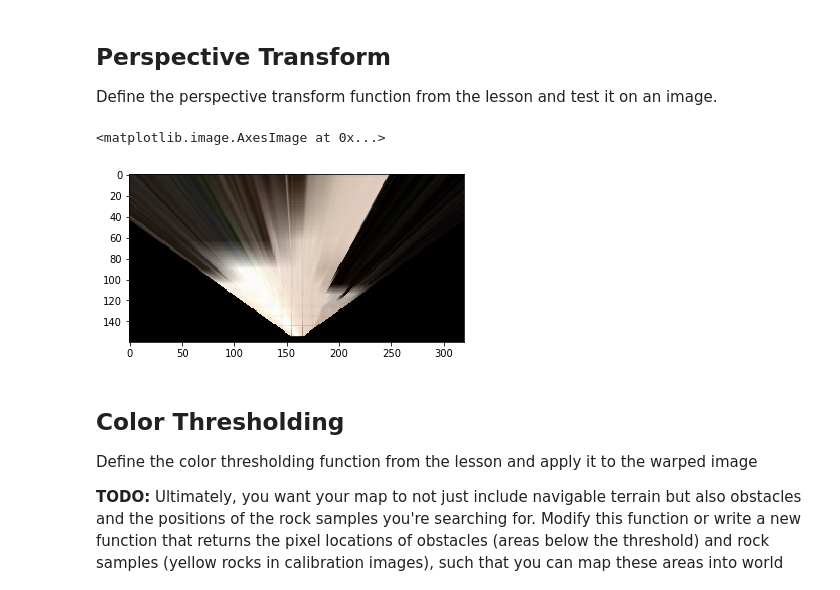
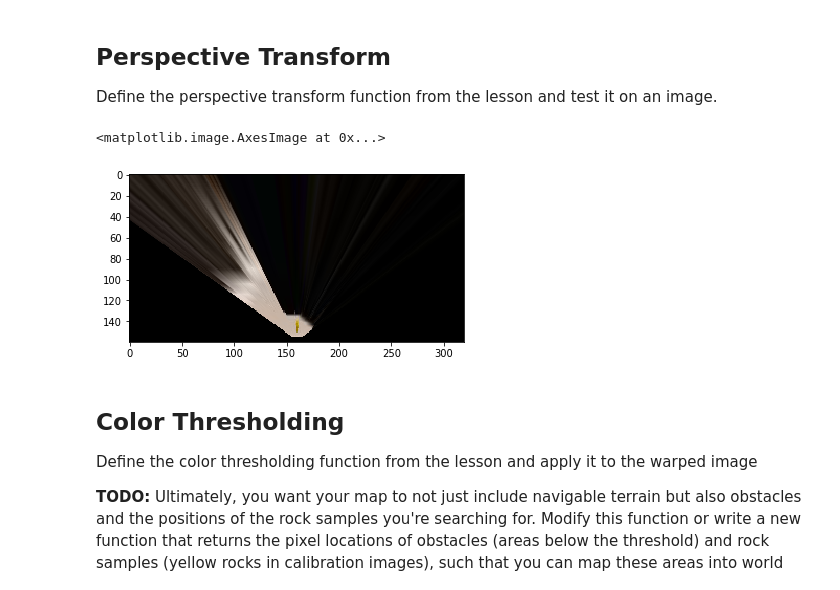
Before and after one commit to leberhard10/RoboND-Rover-Project, a Jupyter notebook: code/Rover_Project_Test_Notebook.ipynb, the cells around one changed output. Drawn from its saved outputs; the diff is of its cells as text; code cells hidden in the pictures.

Commit message:
Test color_thresh with a warped image to verify sample rocks detected

```diff
--- a/code/Rover_Project_Test_Notebook.ipynb
+++ b/code/Rover_Project_Test_Notebook.ipynb
@@ -95,13 +95,13 @@
                   [image.shape[1]/2 + dst_size, image.shape[0] - bottom_offset],
                   [image.shape[1]/2 + dst_size, image.shape[0] - 2*dst_size - bottom_offset],
                   [image.shape[1]/2 - dst_size, image.shape[0] - 2*dst_size - bottom_offset],
                   ])
-warped = perspect_transform(grid_img, source, destination)
+warped = perspect_transform(rock_img, source, destination)
 plt.imshow(warped)
 #scipy.misc.imsave('../output/warped_example.jpg', warped)
 # %% [output]
 <matplotlib.image.AxesImage at 0x...>
-[figure, old version]
+[figure, new version]
 # %% [markdown]
 ## Color Thresholding
 Define the color thresholding function from the lesson and apply it to the warped image
```
Also changed, not shown: parts of 3 cells of this notebook, 6 other files.
